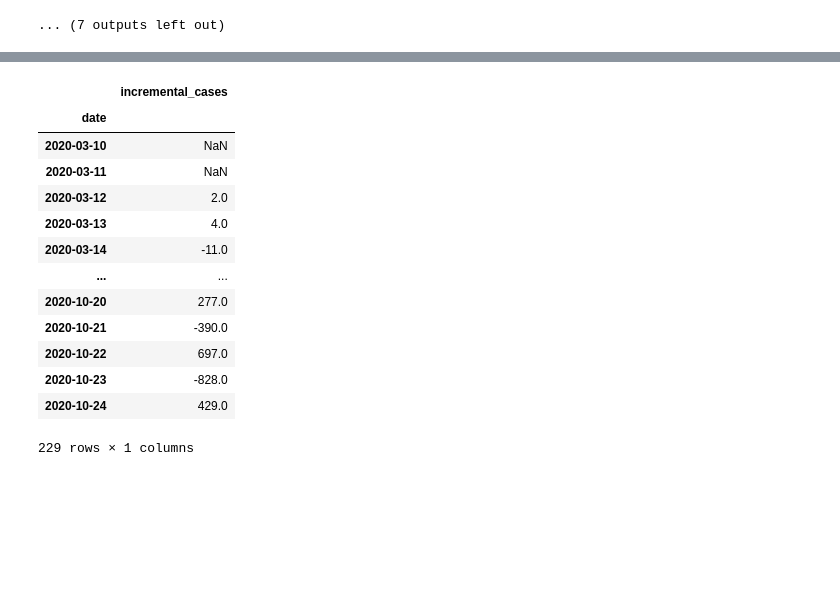
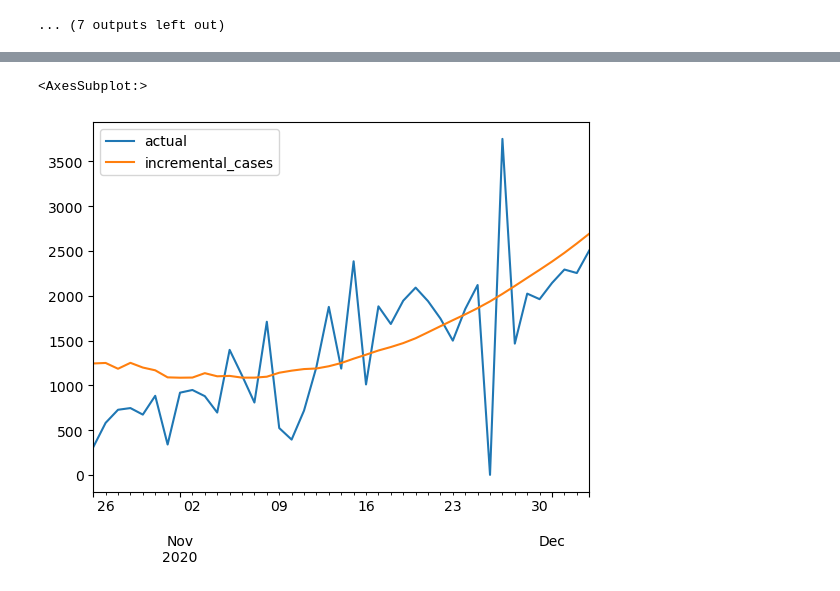
Before and after one commit to songalal/datascienceproject390, a Jupyter notebook: miami.ipynb, the cells around one changed output, grey strips where cells are left out. Saved outputs shown, nothing was run; the diff lists cells and outputs as text; code cells hidden in the pictures; blank space fills up the shorter version.

```diff
--- a/miami.ipynb
+++ b/miami.ipynb
@@ -205,17 +239,11 @@ print(r2_score(compareTest.incremental_cases, finalIncrementPreds.incremental_ca
 # %%
-train
+blah = compareTest.copy()
+blah = blah.rename(columns={'incremental_cases':'actual'})
+blah.index = pd.to_datetime(blah.index)
+
+plotDF = pd.concat([blah, finalIncrementPreds], axis=1)
-# %% [output]
-|  | incremental_cases |
-| date |  |
-| 2020-03-10 | NaN |
-| 2020-03-11 | NaN |
-| 2020-03-12 | 2.0 |
-| 2020-03-13 | 4.0 |
-| 2020-03-14 | -11.0 |
-| ... | ... |
-| 2020-10-20 | 277.0 |
-| 2020-10-21 | -390.0 |
-| 2020-10-22 | 697.0 |
-| 2020-10-23 | -828.0 |
-| 2020-10-24 | 429.0 |
-229 rows × 1 columns
+# %%
+plotDF.plot()
+# %% [output]
+<AxesSubplot:>
+[figure, added]
```
Also changed, not shown: parts of 12 cells of this notebook, 4 other files.
